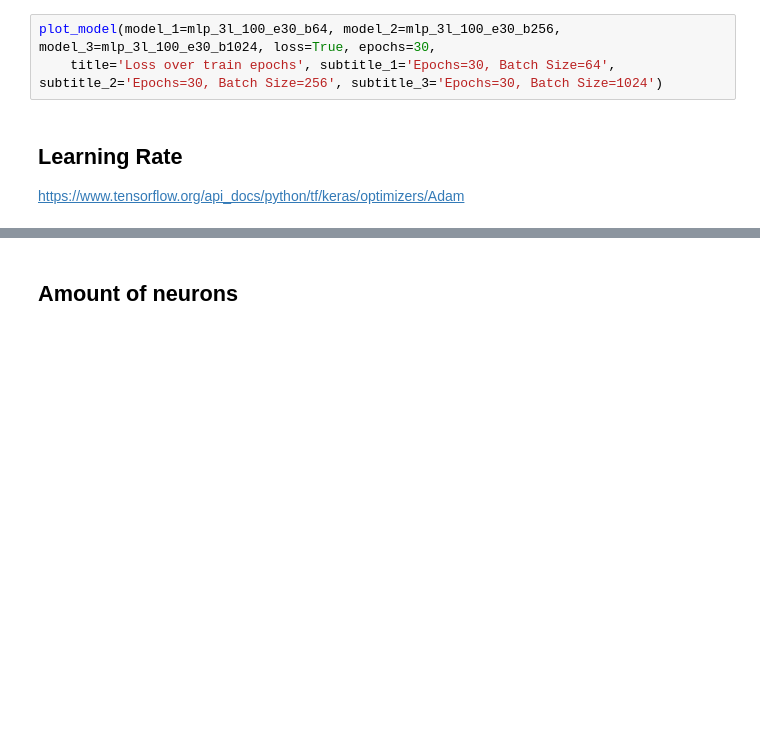
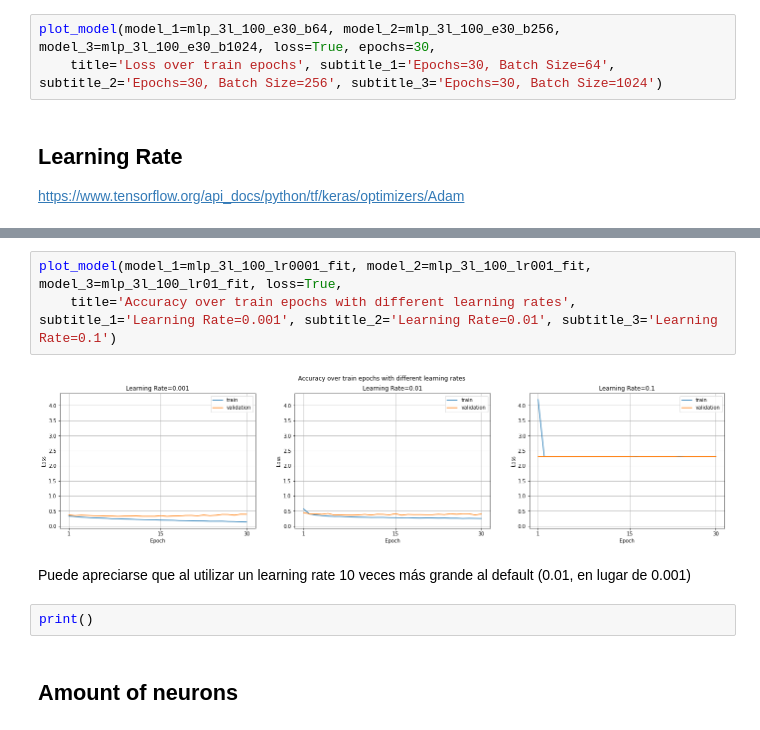
Before and after one commit to Ganymede23/UCSE-TP-ML-2022, a Jupyter notebook: tp3_fashion_mnist.ipynb, the cells around one changed output, grey strips where cells are left out. Cells and saved outputs as stored; diff of their text form; blank space fills up the shorter version.

```diff
--- a/tp3_fashion_mnist.ipynb
+++ b/tp3_fashion_mnist.ipynb
@@ -624,3 +802,12 @@ mlp_3l_100.summary()
+# %%
+plot_model(model_1=mlp_3l_100_lr0001_fit, model_2=mlp_3l_100_lr001_fit, model_3=mlp_3l_100_lr01_fit, loss=True,
+    title='Accuracy over train epochs with different learning rates', subtitle_1='Learning Rate=0.001', subtitle_2='Learning Rate=0.01', subtitle_3='Learning Rate=0.1')
+# %% [output]
+[figure, added]
+# %% [markdown]
+Puede apreciarse que al utilizar un learning rate 10 veces más grande al default (0.01, en lugar de 0.001)
+# %%
+print()
 # %% [markdown]
 ## Amount of neurons
 # %%
```
Also changed, not shown: parts of 19 cells of this notebook.
